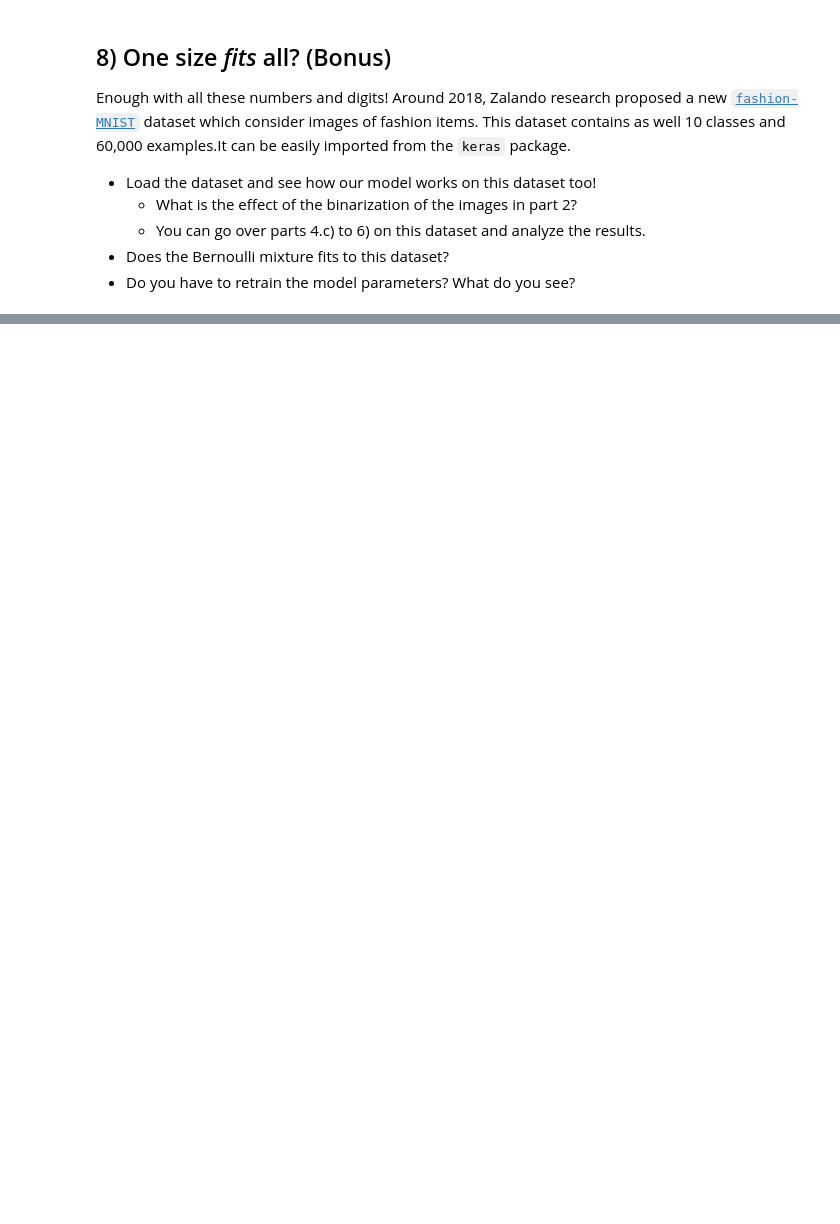
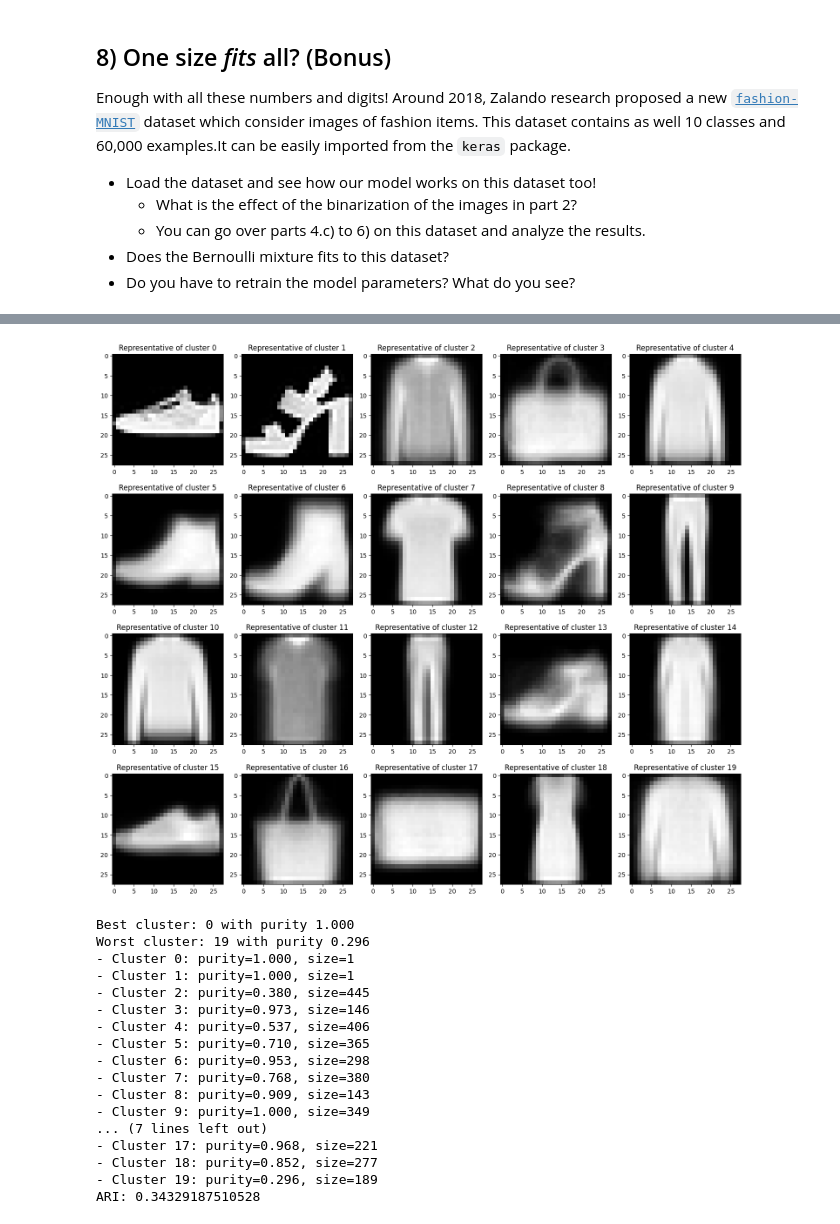
Before and after one commit to vincenteichhorn/cs-apml-assignments, a Jupyter notebook: src/03-mixture-model/Project_Mixture_model.ipynb, the cells around one changed output, grey strips where cells are left out. Saved outputs shown, nothing was run; the diff lists cells and outputs as text; code cells hidden in the pictures; blank space fills up the shorter version.

```diff
--- a/src/03-mixture-model/Project_Mixture_model.ipynb
+++ b/src/03-mixture-model/Project_Mixture_model.ipynb
@@ -1213,0 +1342,22 @@ repr, priors, assignments, lls = EM(F_train_bin[:N], 20)
+# %%
+plot_class_representatives(class_reps_unbin)
+print_evaluation_results(E_train[:N], assignments_unbin)
+# %% [output]
+[figure, added]
+Best cluster: 0 with purity 1.000
+Worst cluster: 19 with purity 0.296
+- Cluster 0: purity=1.000, size=1
+- Cluster 1: purity=1.000, size=1
+- Cluster 2: purity=0.380, size=445
+- Cluster 3: purity=0.973, size=146
+- Cluster 4: purity=0.537, size=406
+- Cluster 5: purity=0.710, size=365
+- Cluster 6: purity=0.953, size=298
+- Cluster 7: purity=0.768, size=380
+- Cluster 8: purity=0.909, size=143
+- Cluster 9: purity=1.000, size=349
+... (7 lines left out)
+- Cluster 17: purity=0.968, size=221
+- Cluster 18: purity=0.852, size=277
+- Cluster 19: purity=0.296, size=189
+ARI: 0.34329187510528
```
Also changed, not shown: parts of 23 cells of this notebook.
